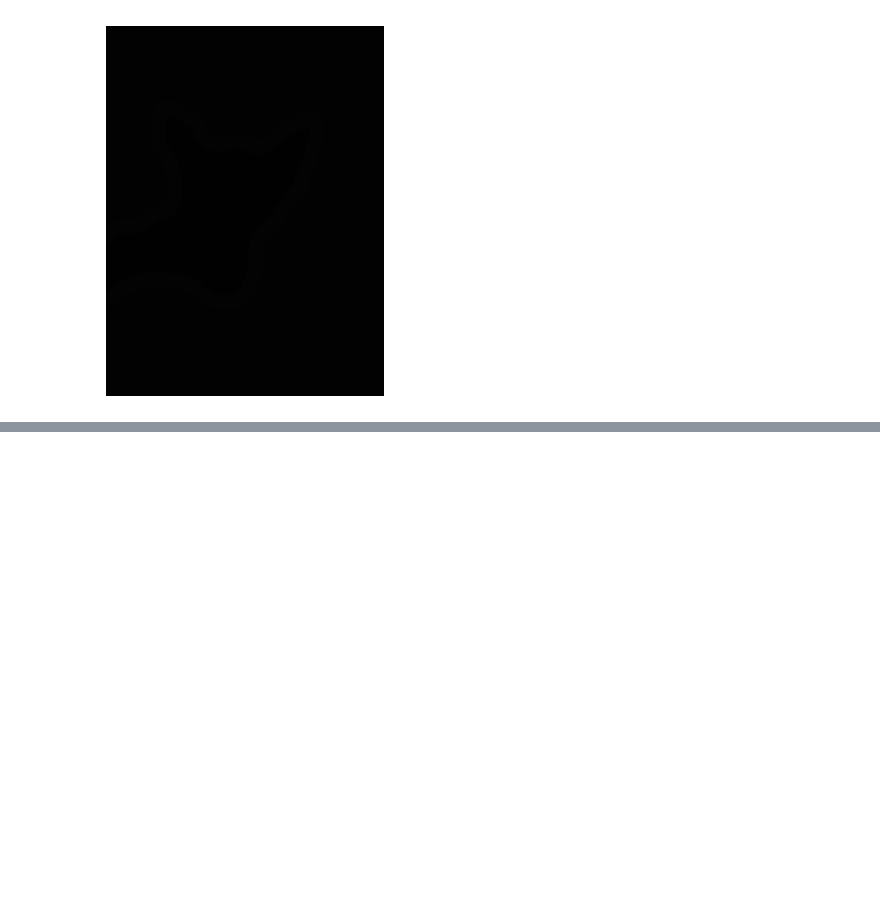
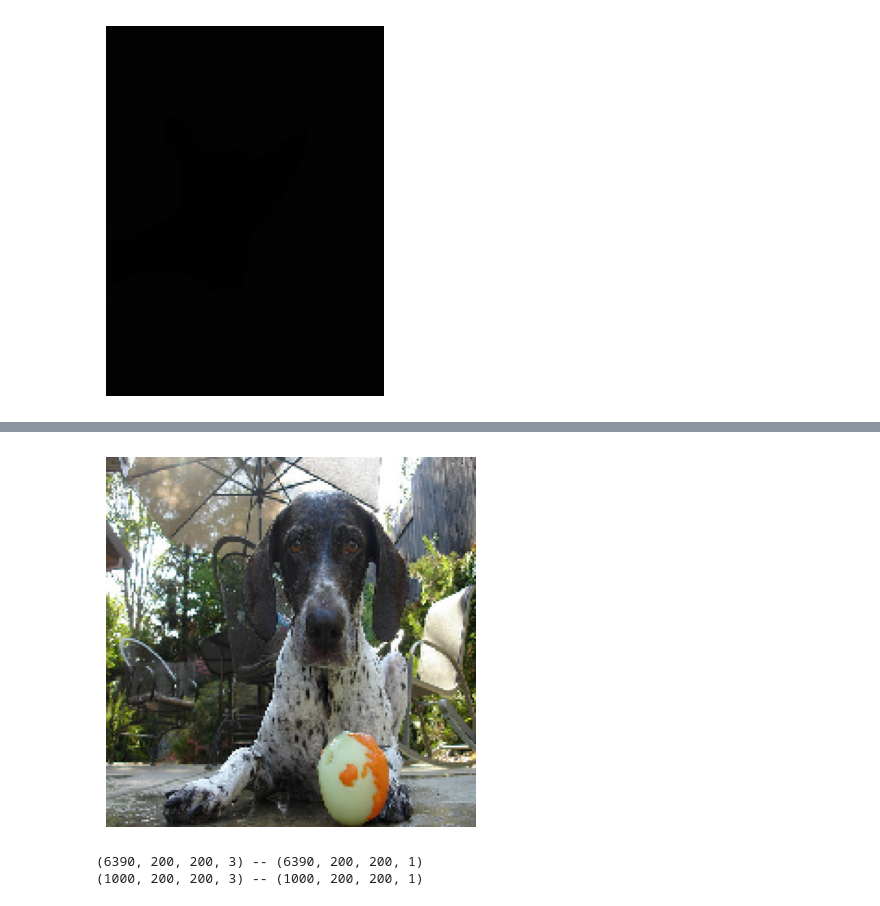
Before and after one commit to Venchislav/Neural-Networks, a Jupyter notebook: CV/Cat_Dog_Img_Segmentation.ipynb, the cells around one changed output, grey strips where cells are left out. Drawn from its saved outputs; the diff is of its cells as text; code cells hidden in the pictures; blank space fills up the shorter version.

```diff
--- a/CV/Cat_Dog_Img_Segmentation.ipynb
+++ b/CV/Cat_Dog_Img_Segmentation.ipynb
@@ -31,0 +72,5 @@ plt.imshow(load_img(target_img_paths[1]));
+# %%
+plt.axis('off')
+plt.imshow(input_imgs[8].astype('uint8'));
+# %% [output]
+[figure, added]
@@ -31,0 +84,6 @@ plt.imshow(load_img(target_img_paths[1]));
+# %%
+print(f'{train_imgs.shape} -- {train_targets.shape}')
+print(f'{val_imgs.shape} -- {val_targets.shape}')
+# %% [output]
+(6390, 200, 200, 3) -- (6390, 200, 200, 1)
+(1000, 200, 200, 3) -- (1000, 200, 200, 1)
```
Also changed, not shown: parts of 11 cells of this notebook.
